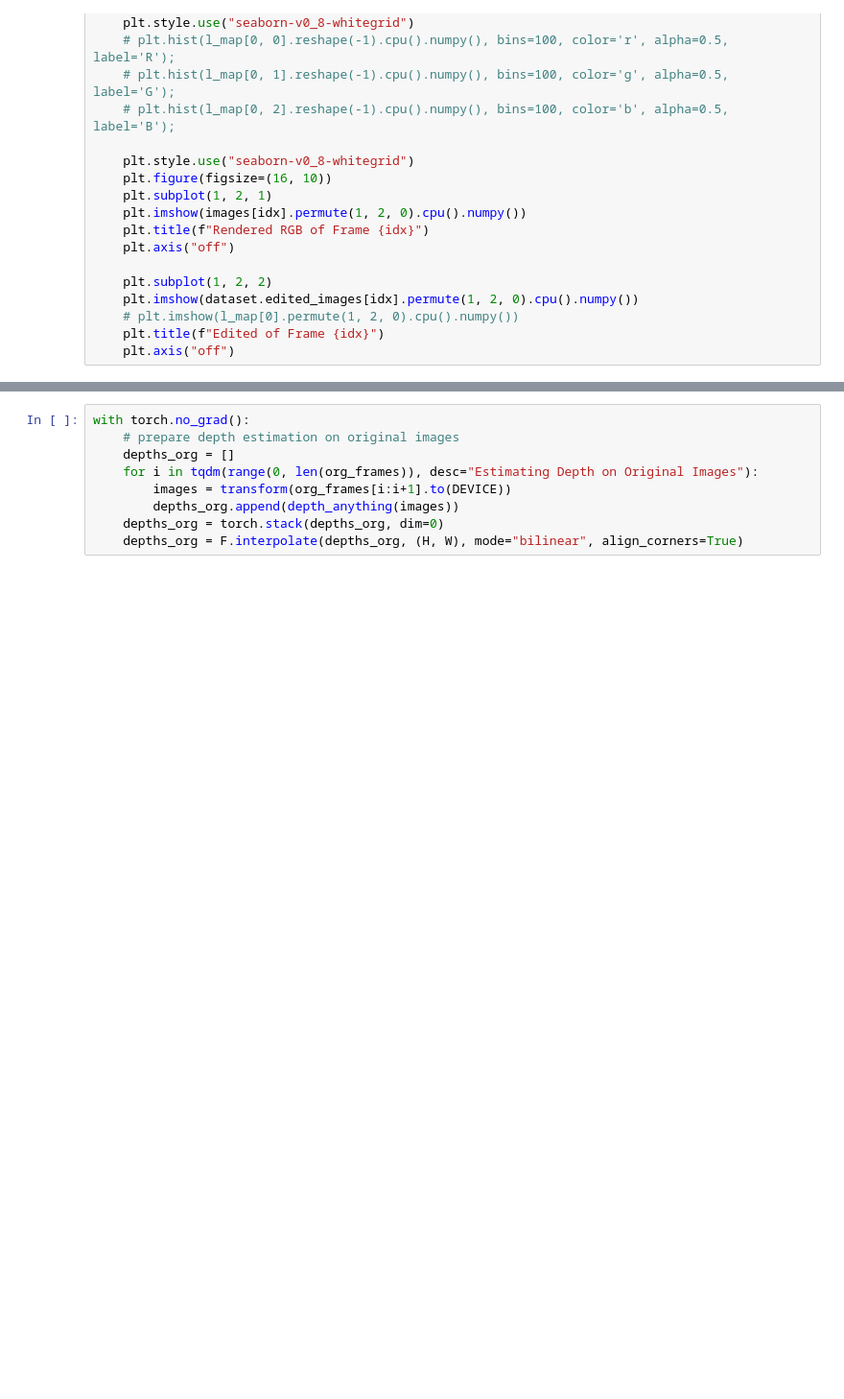
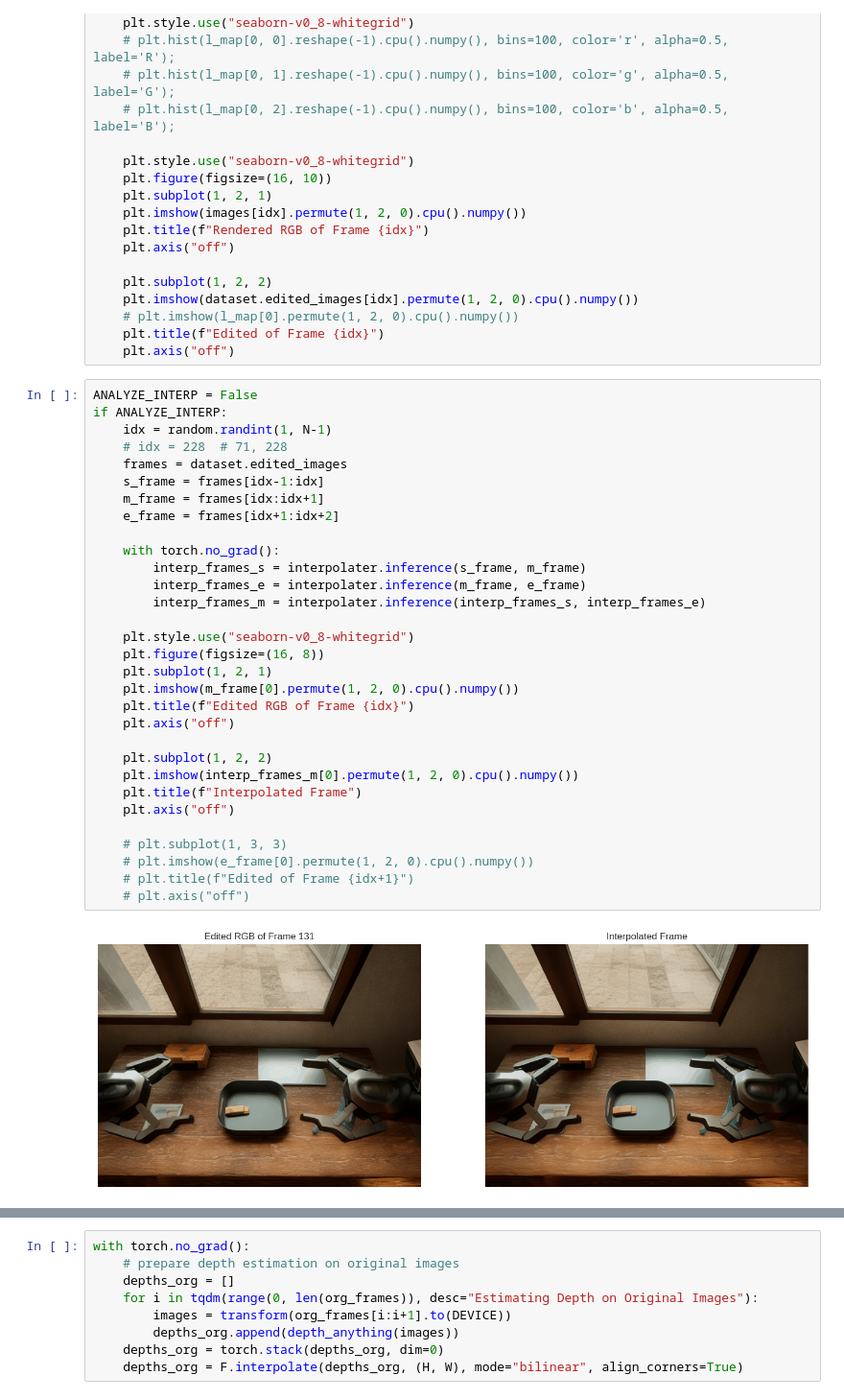
Before and after one commit to Linketic/TC-Light, a Jupyter notebook: notebooks/rgbd_opt_light.ipynb, the cells around one changed output, grey strips where cells are left out. Shown at 96% size. Drawn from its saved outputs; the diff is of its cells as text; blank space fills up the shorter version.

```diff
--- a/notebooks/rgbd_opt_light.ipynb
+++ b/notebooks/rgbd_opt_light.ipynb
@@ -725,3 +748,36 @@ if ANALYZE_SSIM:
     # plt.imshow(l_map[0].permute(1, 2, 0).cpu().numpy())
     plt.title(f"Edited of Frame {idx}")
     plt.axis("off")
+# %%
+ANALYZE_INTERP = False
+if ANALYZE_INTERP:
+    idx = random.randint(1, N-1)
+    # idx = 228  # 71, 228
+    frames = dataset.edited_images
+    s_frame = frames[idx-1:idx]
+    m_frame = frames[idx:idx+1]
+    e_frame = frames[idx+1:idx+2]
+
+    with torch.no_grad():
+        interp_frames_s = interpolater.inference(s_frame, m_frame)
+        interp_frames_e = interpolater.inference(m_frame, e_frame)
+        interp_frames_m = interpolater.inference(interp_frames_s, interp_frames_e)
+
+    plt.style.use("seaborn-v0_8-whitegrid")
+    plt.figure(figsize=(16, 8))
+    plt.subplot(1, 2, 1)
+    plt.imshow(m_frame[0].permute(1, 2, 0).cpu().numpy())
+    plt.title(f"Edited RGB of Frame {idx}")
+    plt.axis("off")
+
+    plt.subplot(1, 2, 2)
+    plt.imshow(interp_frames_m[0].permute(1, 2, 0).cpu().numpy())
+    plt.title(f"Interpolated Frame")
+    plt.axis("off")
+
+    # plt.subplot(1, 3, 3)
+    # plt.imshow(e_frame[0].permute(1, 2, 0).cpu().numpy())
+    # plt.title(f"Edited of Frame {idx+1}")
+    # plt.axis("off")
+# %% [output]
+[figure, added]
```
Also changed, not shown: parts of 11 cells of this notebook, 3 other files.
